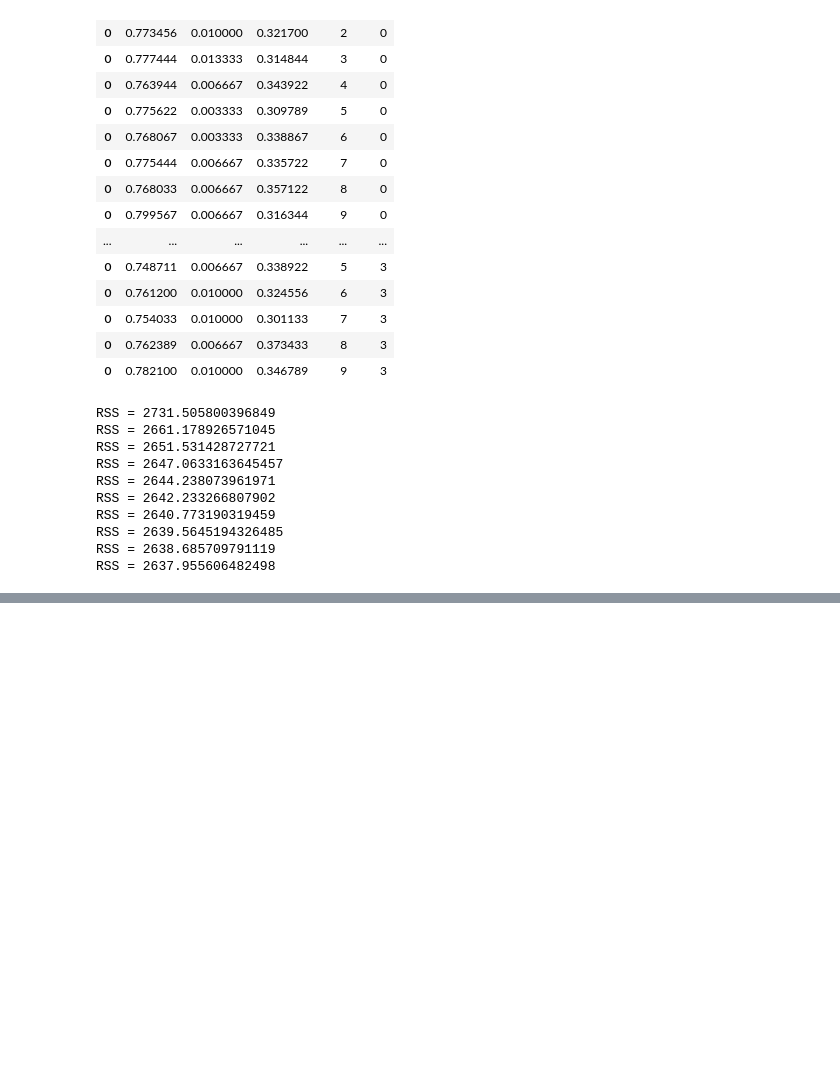
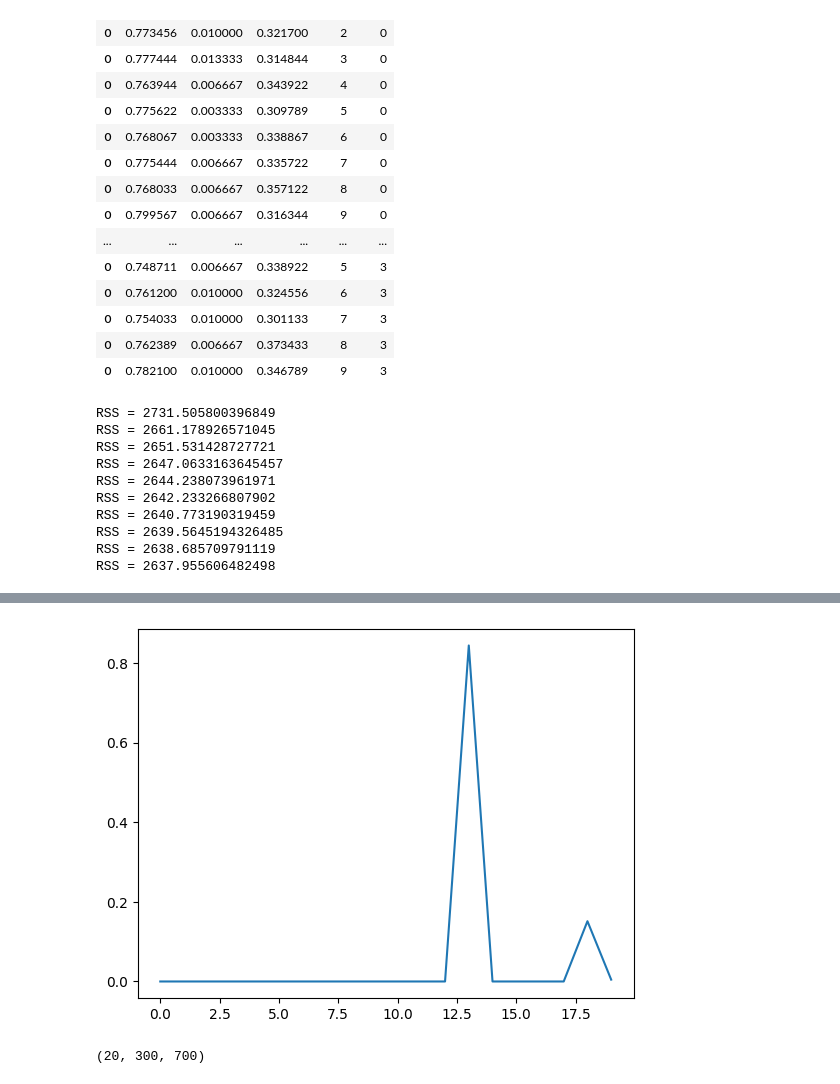
Before and after one commit to the-brAIn-lab/arch_analysis, a Jupyter notebook: notebooks/arch_decode.ipynb, the cells around one changed output, grey strips where cells are left out. Cells and saved outputs as stored; diff of their text form; code cells hidden in the pictures; blank space fills up the shorter version.

```diff
--- a/notebooks/arch_decode.ipynb
+++ b/notebooks/arch_decode.ipynb
@@ -859,5 +942,14 @@ Optimization terminated successfully    (Exit mode 0)
+# %%
+plt.plot(mu)
+plt.show()
+# %% [output]
+[figure, added]
 # %%
 w_corrs = weight_corrs(out_data, mu)
+# %%
+out_data.shape
+# %% [output]
+(20, 300, 700)
 # %%
 next_results_pd = decoder(w_corrs)
 # %%
```
Also changed, not shown: parts of 9 cells of this notebook, 1 other file.
